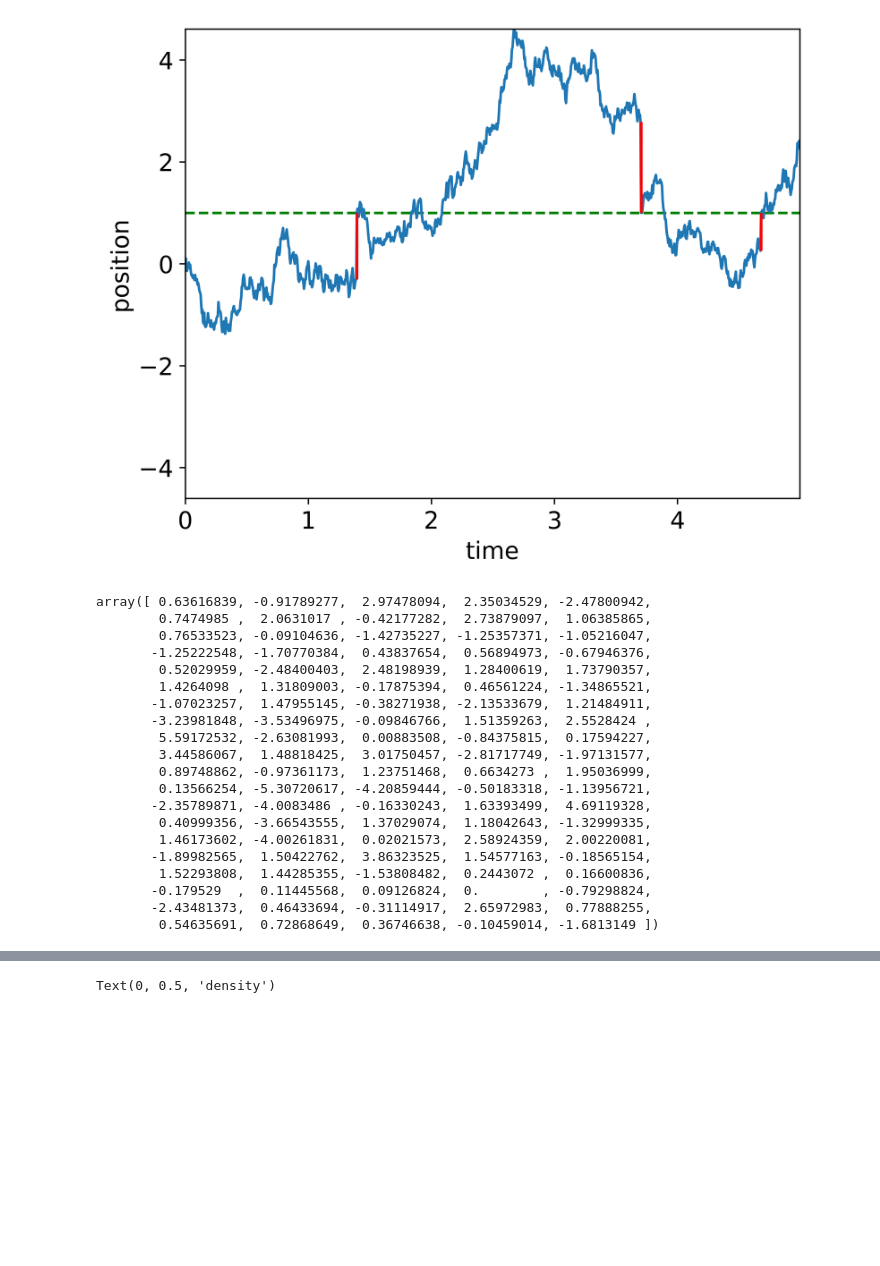
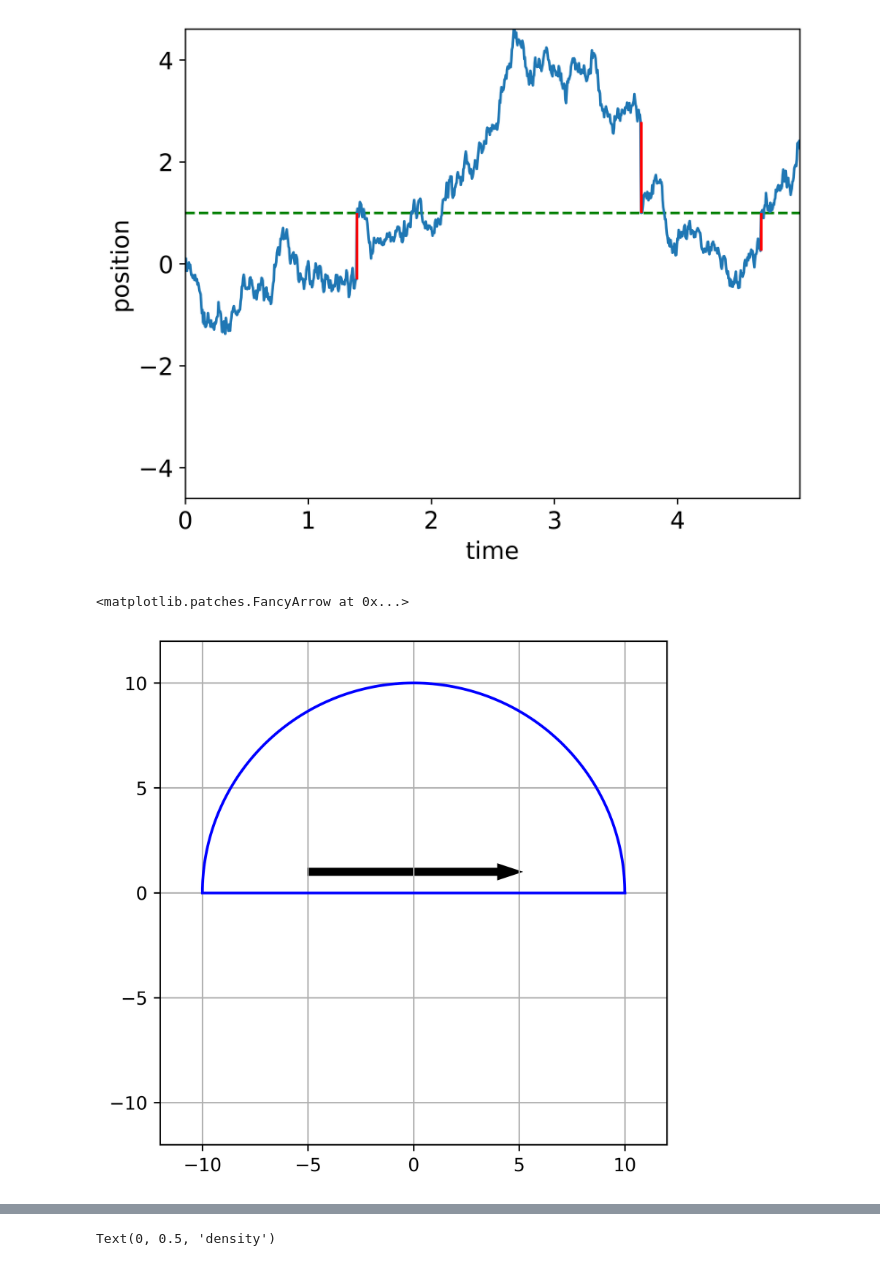
Before and after one commit to John-Zou-IC/M2R_Stochastic_Resetting, a Jupyter notebook: figures.ipynb, the cells around one changed output, grey strips where cells are left out. Cells and saved outputs as stored; diff of their text form; code cells hidden in the pictures; blank space fills up the shorter version.

Commit message:
adding figures for inverse fourier

```diff
--- a/figures.ipynb
+++ b/figures.ipynb
@@ -55,35 +55,30 @@ plt.rc('xtick', labelsize=14)
 plt.rc('ytick', labelsize=14)
 # %% [output]
 [figure]
-# %%
-import stochastic_resetting.standard as s
-import numpy as np
-import matplotlib.pyplot as plt
-
-D = 1
-r = 0.5
-
-test_reset_diffusion = s.SingleDiffusionProcessConstantR(0, 0, D, r)
-
-test_reset_diffusion.NESS(100, 100, 0.01)
-# %% [output]
-array([ 0.63616839, -0.91789277,  2.97478094,  2.35034529, -2.47800942,
-        0.7474985 ,  2.0631017 , -0.42177282,  2.73879097,  1.06385865,
-        0.76533523, -0.09104636, -1.42735227, -1.25357371, -1.05216047,
-       -1.25222548, -1.70770384,  0.43837654,  0.56894973, -0.67946376,
-        0.52029959, -2.48400403,  2.48198939,  1.28400619,  1.73790357,
-        1.4264098 ,  1.31809003, -0.17875394,  0.46561224, -1.34865521,
-       -1.07023257,  1.47955145, -0.38271938, -2.13533679,  1.21484911,
-       -3.23981848, -3.53496975, -0.09846766,  1.51359263,  2.5528424 ,
-        5.59172532, -2.63081993,  0.00883508, -0.84375815,  0.17594227,
-        3.44586067,  1.48818425,  3.01750457, -2.81717749, -1.97131577,
-        0.89748862, -0.97361173,  1.23751468,  0.6634273 ,  1.95036999,
-        0.13566254, -5.30720617, -4.20859444, -0.50183318, -1.13956721,
-       -2.35789871, -4.0083486 , -0.16330243,  1.63393499,  4.69119328,
-        0.40999356, -3.66543555,  1.37029074,  1.18042643, -1.32999335,
-        1.46173602, -4.00261831,  0.02021573,  2.58924359,  2.00220081,
-       -1.89982565,  1.50422762,  3.86323525,  1.54577163, -0.18565154,
-        1.52293808,  1.44285355, -1.53808482,  0.2443072 ,  0.16600836,
-       -0.179529  ,  0.11445568,  0.09126824,  0.        , -0.79298824,
-       -2.43481373,  0.46433694, -0.31114917,  2.65972983,  0.77888255,
-        0.54635691,  0.72868649,  0.36746638, -0.10459014, -1.6813149 ])
+# %%
+import numpy as np
+import matplotlib.pyplot as plt
+
+fig, ax = plt.subplots(nrows=1, ncols=1, figsize=(5, 5))
+fig.set_dpi(600)
+
+x_val_1 = np.arange(-10, 11, 1)
+y_val_1 = np.full(21, 0)
+
+ax.plot(x_val_1, y_val_1, color='b')
+
+theta = np.arange(0, np.pi, 0.01)
+x_val_2 = 10*np.cos(theta)
+y_val_2 = 10*np.sin(theta)
+
+ax.plot(x_val_2, y_val_2, color='b')
+
+ax.set_xlim((-12, 12))
+ax.set_ylim((-12, 12))
+ax.grid(True)
+
+#ax.annotate("", xytext=(-5, 1), xy=(5, 1), arrowprops=dict(arrowstyle="->"))
+ax.arrow(-5, 1, 9, 0, width=0.3, head_width=0.7, color='black')
+# %% [output]
+<matplotlib.patches.FancyArrow at 0x...>
+[figure, added]
```
Also changed, not shown: parts of 1 cell of this notebook.
